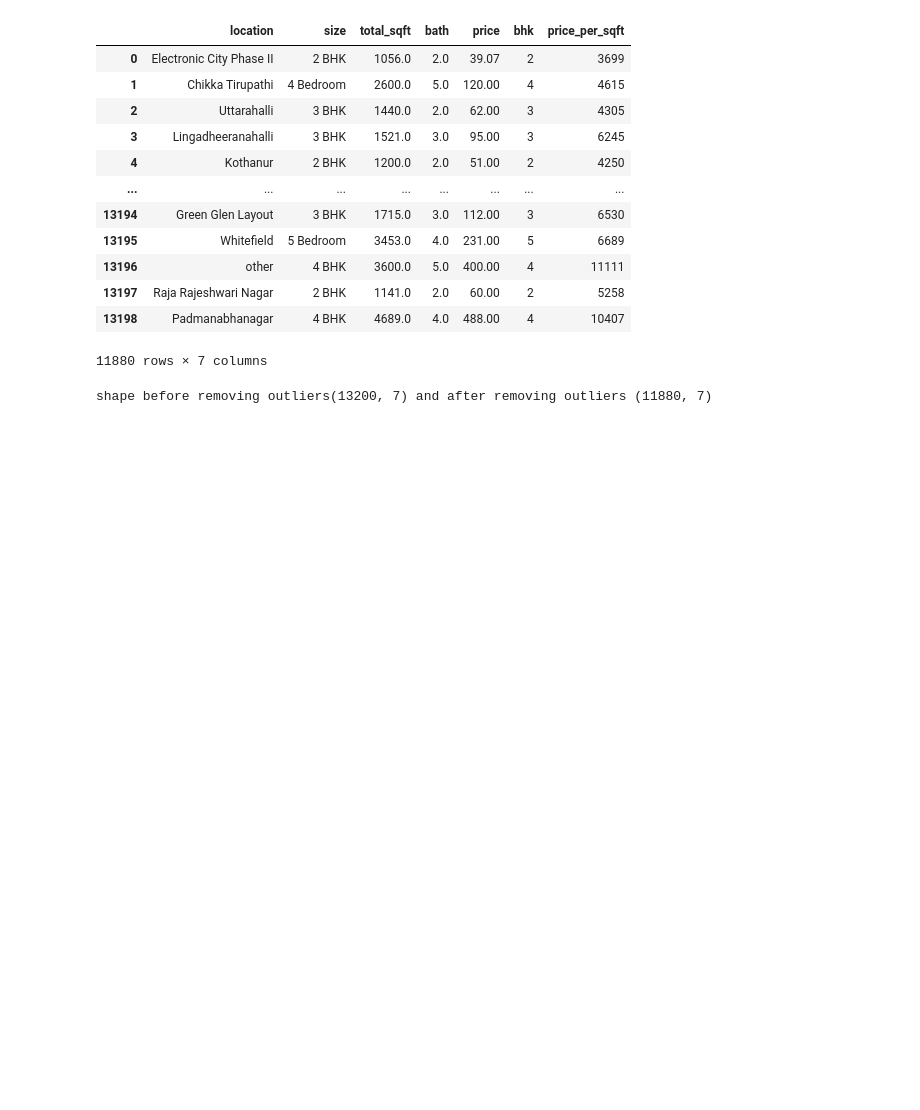
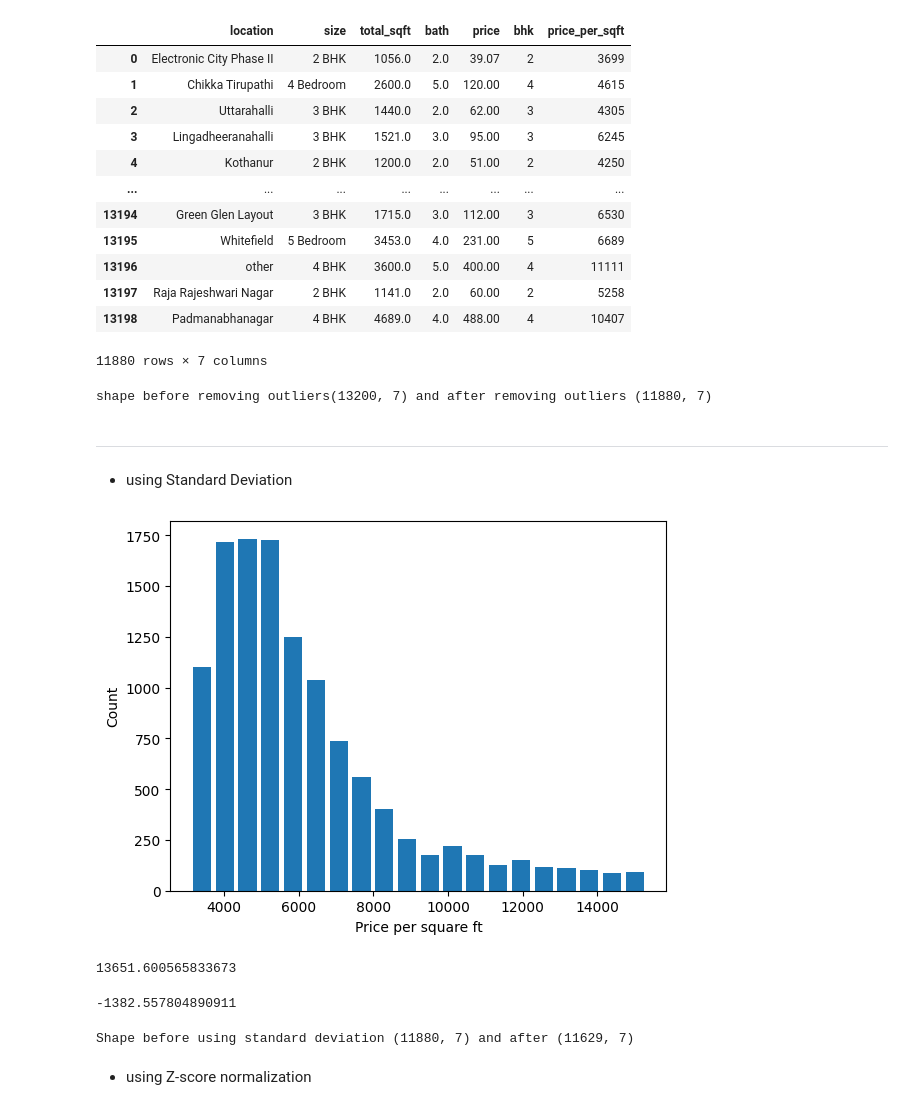
Before and after one commit to ryyhan/RandomCodes, a Jupyter notebook: OutlierDetection(Percentiles).ipynb, the cells around one changed output. Cells and saved outputs as stored; diff of their text form; code cells hidden in the pictures; blank space fills up the shorter version.

```diff
--- a/OutlierDetection(Percentiles).ipynb
+++ b/OutlierDetection(Percentiles).ipynb
@@ -60,3 +61,27 @@ updatedDF
 print(f"shape before removing outliers{df.shape} and after removing outliers {updatedDF.shape}")
 # %% [output]
 shape before removing outliers(13200, 7) and after removing outliers (11880, 7)
+# %% [markdown]
+
+
+---
+
+
+- using Standard Deviation
+# %%
+plt.hist(updatedDF.price_per_sqft, bins=20, rwidth=0.8)
+plt.xlabel('Price per square ft')
+plt.ylabel('Count')
+plt.show()
+# %% [output]
+[figure, added]
+# %%
+max_limit = updatedDF['price_per_sqft'].mean() + 3*updatedDF['price_per_sqft'].std()
+max_limit
+# %% [output]
+13651.600565833673
+# %%
+min_limit = updatedDF['price_per_sqft'].mean() - 3*updatedDF['price_per_sqft'].std()
+min_limit
+# %% [output]
+-1382.557804890911
@@ -62,0 +90,6 @@ shape before removing outliers(13200, 7) and after removing outliers (11880, 7)
+# %%
+print(f"Shape before using standard deviation {updatedDF.shape} and after {deviatedDF.shape}")
+# %% [output]
+Shape before using standard deviation (11880, 7) and after (11629, 7)
+# %% [markdown]
+- using Z-score normalization
```
Also changed, not shown: parts of 5 cells of this notebook.
